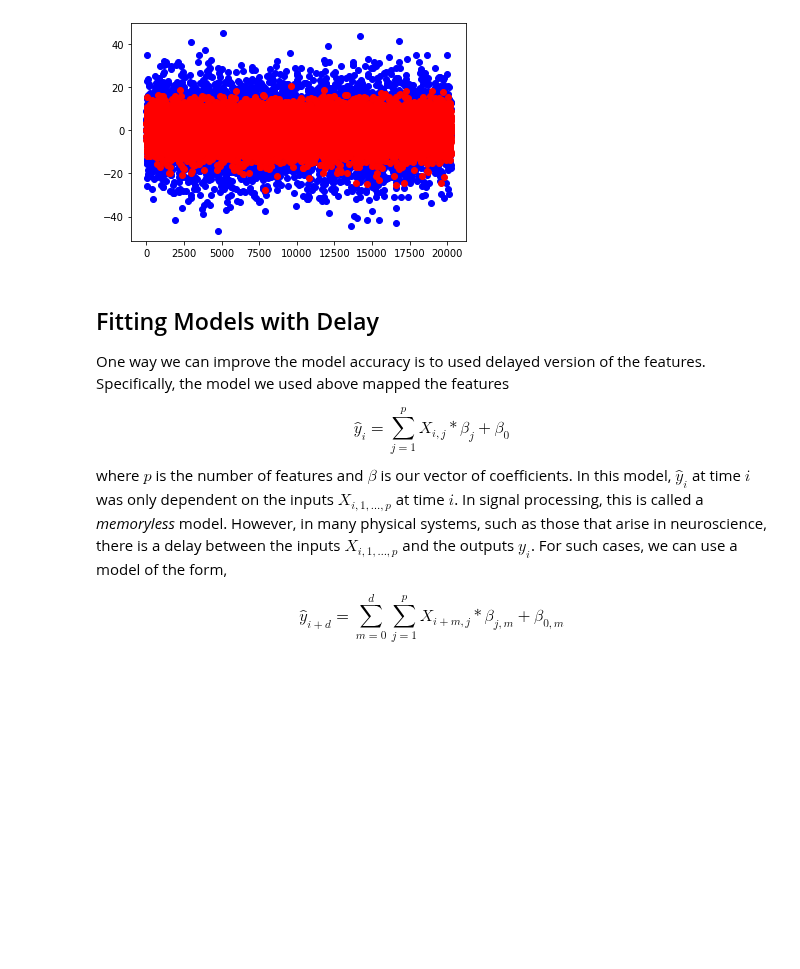
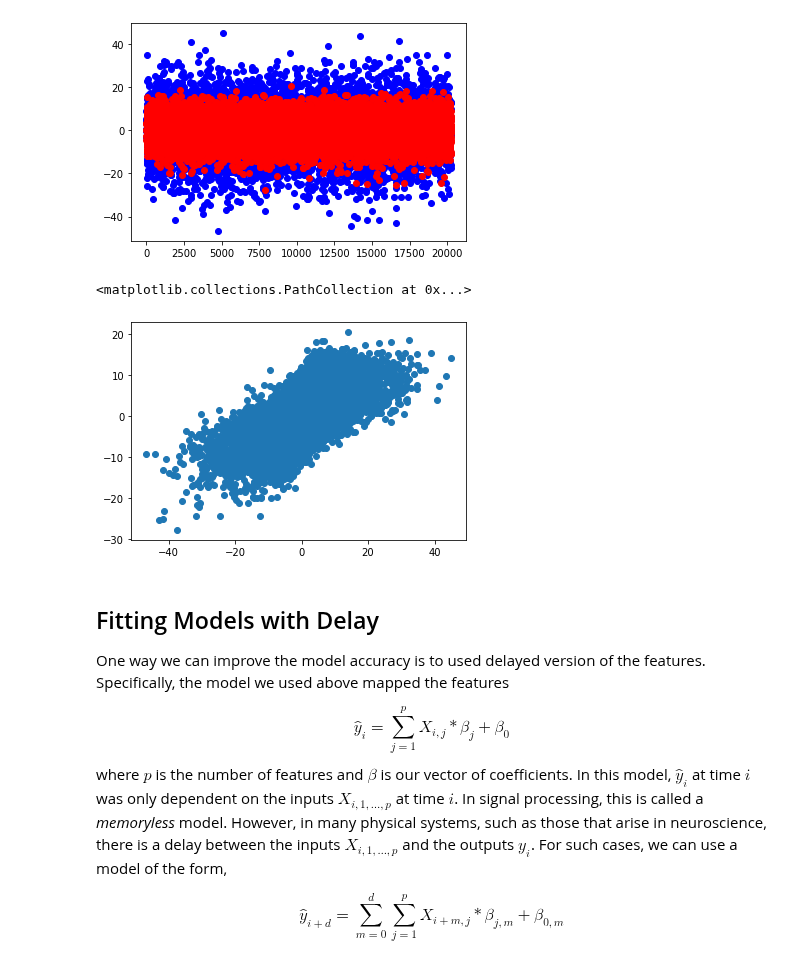
Before and after one commit to VishalShah1999/Machine-Learning, a Jupyter notebook: lab_neural2p2.ipynb, the cells around one changed output. Saved outputs shown, nothing was run; the diff lists cells and outputs as text; code cells hidden in the pictures; blank space fills up the shorter version.

```diff
--- a/lab_neural2p2.ipynb
+++ b/lab_neural2p2.ipynb
@@ -120,6 +122,11 @@ plt.scatter(range(len(yhat)), yhat, color='red')
 # %% [output]
 <matplotlib.collections.PathCollection at 0x...>
 [figure]
+# %%
+plt.scatter(yts,yhat)
+# %% [output]
+<matplotlib.collections.PathCollection at 0x...>
+[figure, added]
 # %% [markdown]
 ## Fitting Models with Delay
 
```
Also changed, not shown: parts of 2 cells of this notebook.
